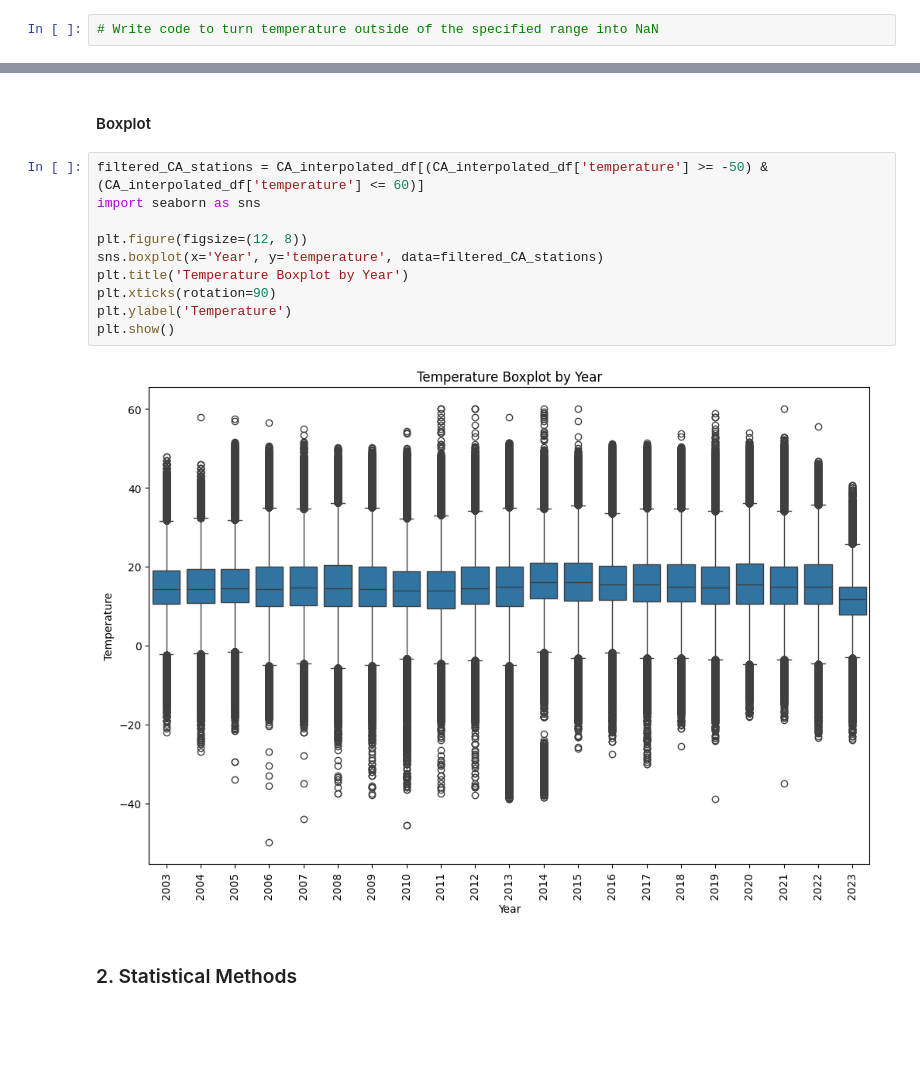
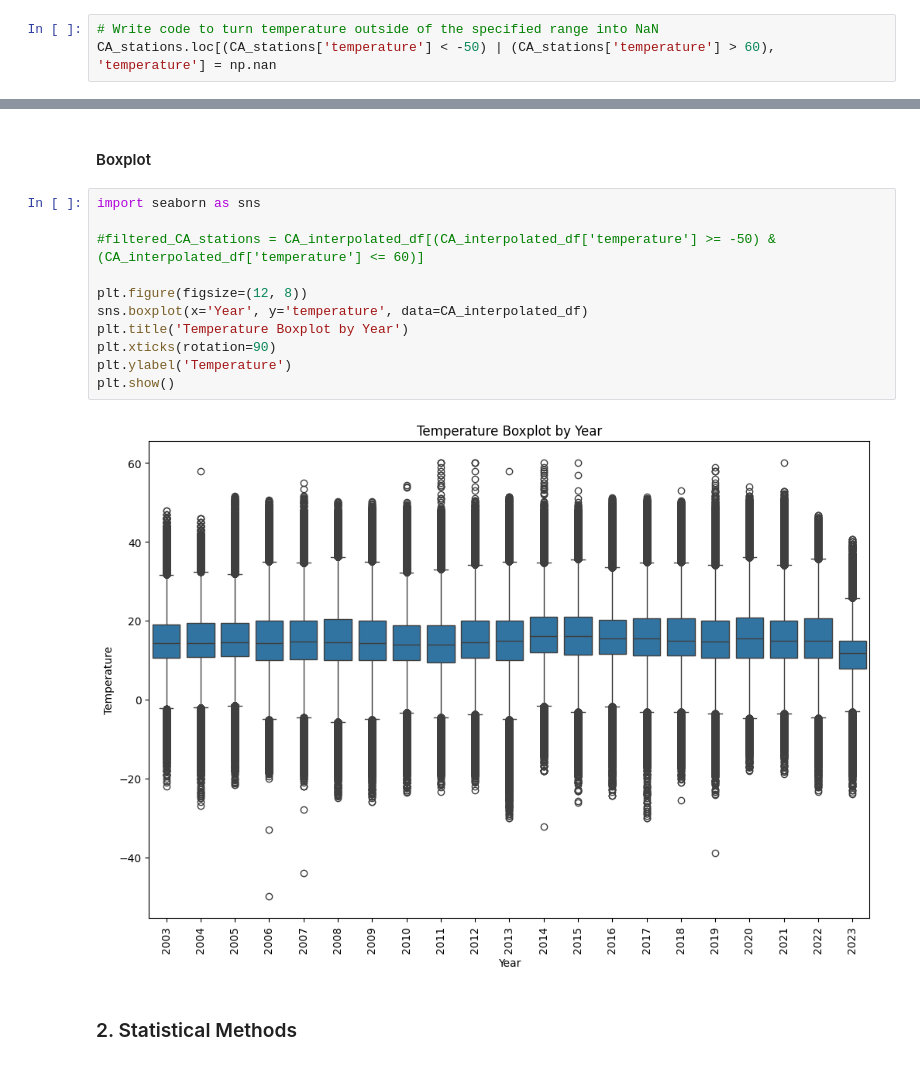
Before and after one commit to lizbethkr/PHIT-Project-1, a Jupyter notebook: notebooks/data_preprocessing.ipynb, the cells around one changed output, grey strips where cells are left out. Cells and saved outputs as stored; diff of their text form; blank space fills up the shorter version.

Commit message:
Set up dataframe for exploratory data analysis

```diff
--- a/notebooks/data_preprocessing.ipynb
+++ b/notebooks/data_preprocessing.ipynb
@@ -173,6 +174,7 @@ CA_stations[(CA_stations['temperature'] < -50) | (CA_stations['temperature'] > 6
 4283 rows × 9 columns
 # %%
 # Write code to turn temperature outside of the specified range into NaN
+CA_stations.loc[(CA_stations['temperature'] < -50) | (CA_stations['temperature'] > 60), 'temperature'] = np.nan
 # %% [markdown]
 ## Handling Missing Values
 # %% [markdown]
@@ -330,17 +329,18 @@ Outliers can skew our statistical analysis of the data.
 # %% [markdown]
 #### Boxplot
 # %%
-filtered_CA_stations = CA_interpolated_df[(CA_interpolated_df['temperature'] >= -50) & (CA_interpolated_df['temperature'] <= 60)]
 import seaborn as sns
 
+#filtered_CA_stations = CA_interpolated_df[(CA_interpolated_df['temperature'] >= -50) & (CA_interpolated_df['temperature'] <= 60)]
+
 plt.figure(figsize=(12, 8))
-sns.boxplot(x='Year', y='temperature', data=filtered_CA_stations)
+sns.boxplot(x='Year', y='temperature', data=CA_interpolated_df)
 plt.title('Temperature Boxplot by Year')
 plt.xticks(rotation=90)
 plt.ylabel('Temperature')
 plt.show()
 # %% [output]
-[figure, old version]
+[figure, new version]
 # %% [markdown]
 ### 2. Statistical Methods
 # %% [markdown]
```
Also changed, not shown: parts of 18 cells of this notebook, 31 other files.
